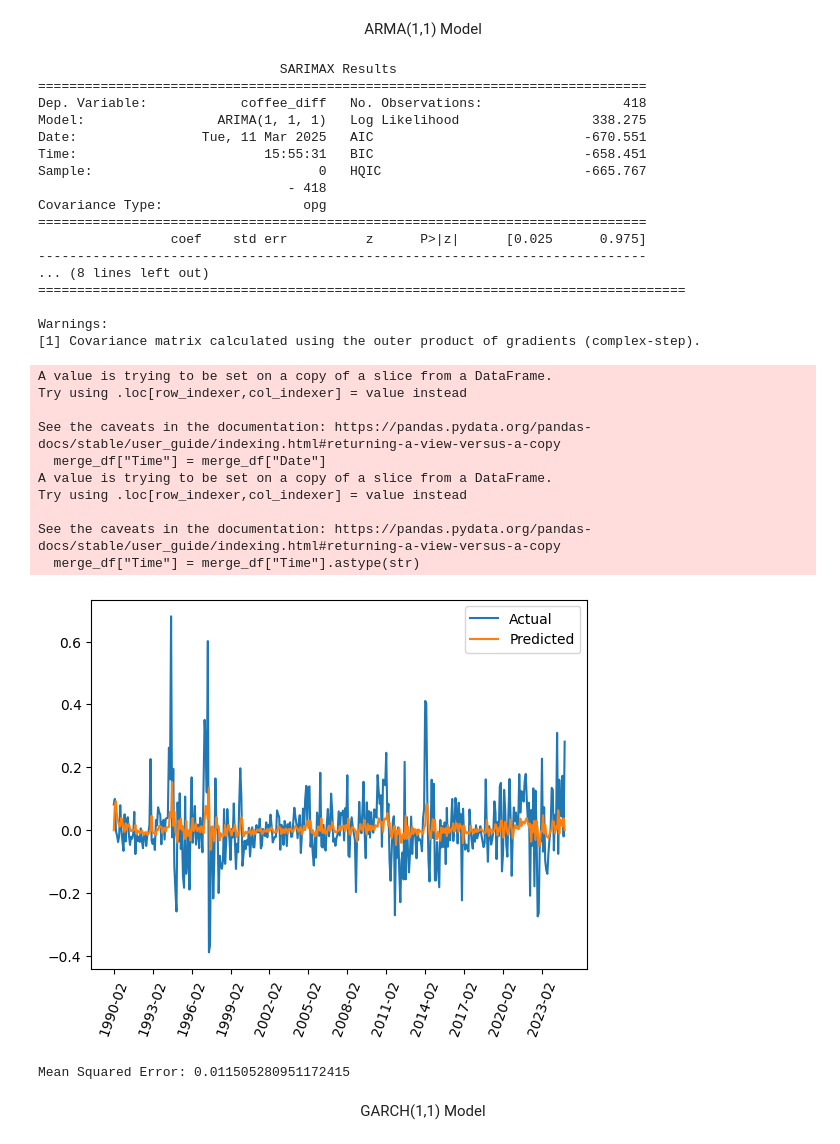
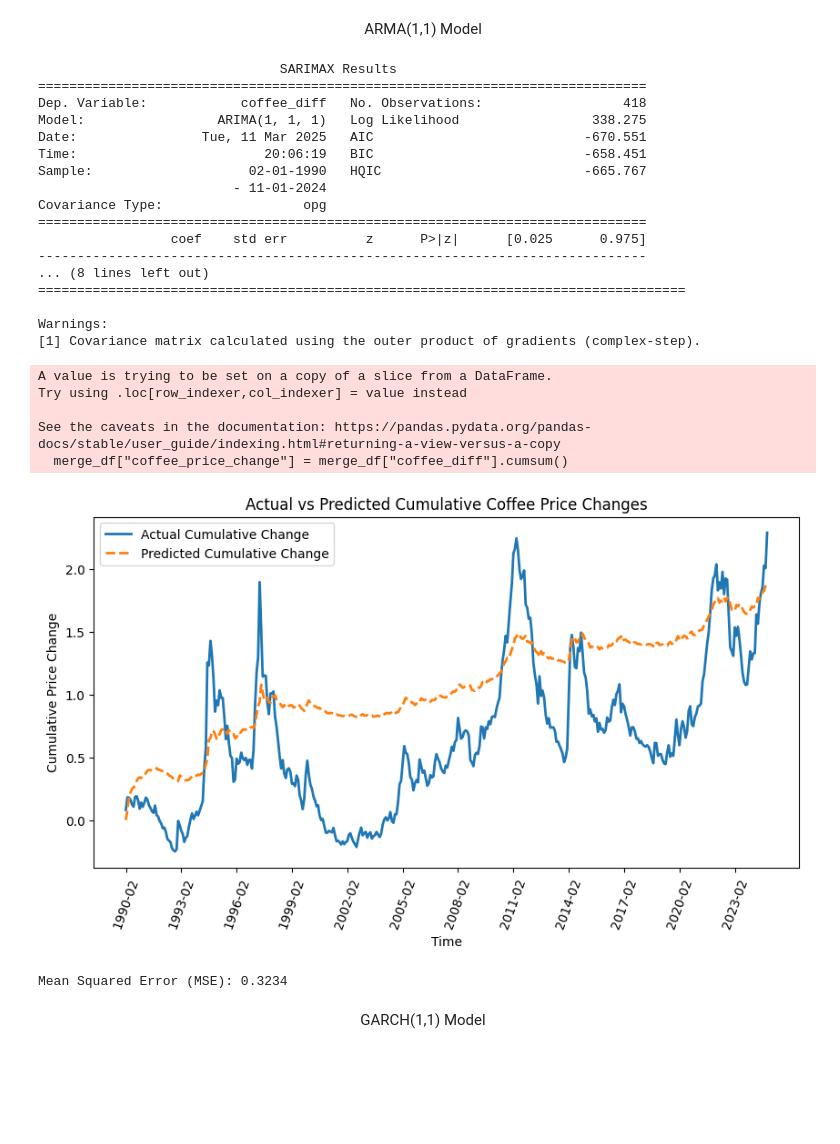
Before and after one commit to NicolasMSalas/eco395m_ml_coffee_trees, a Jupyter notebook: code/arima.ipynb, the cells around one changed output. Drawn from its saved outputs; the diff is of its cells as text; code cells hidden in the pictures; blank space fills up the shorter version.

Commit message:
Merged updated arima.ipynb from code into main

```diff
--- a/code/arima.ipynb
+++ b/code/arima.ipynb
@@ -47,11 +49,11 @@ Coefficient for Sugar (PSUGAISAUSDM): 7.696392916743288
 
 R-squared: 0.6161814192962842
 # %%
-brl_df = pd.read_csv("../clean_data/brl_data_clean.csv")
-vnd_df = pd.read_csv("../clean_data/vnd_data_clean.csv")
-cop_df = pd.read_csv("../clean_data/cop_data_clean.csv")
-idr_df = pd.read_csv("../clean_data/idr_data_clean.csv")
-hnl_df = pd.read_csv("../clean_data/hnl_data_clean.csv")
+brl_df = pd.read_csv("../data/brl_data_clean.csv")
+vnd_df = pd.read_csv("../data/vnd_data_clean.csv")
+cop_df = pd.read_csv("../data/cop_data_clean.csv")
+idr_df = pd.read_csv("../data/idr_data_clean.csv")
+hnl_df = pd.read_csv("../data/hnl_data_clean.csv")
 
 xr_df = brl_df
 for df in [vnd_df, cop_df, idr_df, hnl_df]:
@@ -61,5 +63,9 @@ xr_df["Date"] = pd.to_datetime(xr_df["Date"], errors="coerce", format="%m/%Y")
 xr_df["Date"] = pd.PeriodIndex(xr_df["Date"], freq="M")
 # %%
 merge_df = pd.merge(goods_df, xr_df, on="Date", how="inner")
+merge_df["Time"] = merge_df["Date"]
+merge_df["Time"] = merge_df["Time"].astype(str)
+merge_df.set_index("Time",inplace=True)
+merge_df = merge_df.drop(columns=["Date"])
 merge_df
 # %% [output]
@@ -159,9 +166,9 @@ print(fitted_model.summary())
 Dep. Variable:            coffee_diff   No. Observations:                  418
 Model:                 ARIMA(1, 1, 1)   Log Likelihood                 338.275
 Date:                Tue, 11 Mar 2025   AIC                           -670.551
-Time:                        15:55:31   BIC                           -658.451
-Sample:                             0   HQIC                          -665.767
-                                - 418
+Time:                        20:06:19   BIC                           -658.451
+Sample:                    02-01-1990   HQIC                          -665.767
+                         - 11-01-2024
 Covariance Type:                  opg
 ==============================================================================
                  coef    std err          z      P>|z|      [0.025      0.975]
@@ -171,41 +178,35 @@ Covariance Type:                  opg
 
 Warnings:
 [1] Covariance matrix calculated using the outer product of gradients (complex-step).
-# %%
-merge_df["Time"] = merge_df["Date"]
-merge_df["Time"] = merge_df["Time"].astype(str)
-merge_df.set_index("Time",inplace=True)
-# %% [output]
-A value is trying to be set on a copy of a slice from a DataFrame.
-Try using .loc[row_indexer,col_indexer] = value instead
-
-See the caveats in the documentation: https://pandas.pydata.org/pandas-docs/stable/user_guide/indexing.html#returning-a-view-versus-a-copy
-  merge_df["Time"] = merge_df["Date"]
-A value is trying to be set on a copy of a slice from a DataFrame.
-Try using .loc[row_indexer,col_indexer] = value instead
-
-See the caveats in the documentation: https://pandas.pydata.org/pandas-docs/stable/user_guide/indexing.html#returning-a-view-versus-a-copy
-  merge_df["Time"] = merge_df["Time"].astype(str)
 # %%
+merge_df["coffee_price_change"] = merge_df["coffee_diff"].cumsum()
 predicted_returns = fitted_model.fittedvalues
-
-plt.plot(merge_df["coffee_diff"], label="Actual")
-plt.plot(merge_df.index, predicted_returns, label="Predicted")
+predicted_returns = predicted_returns.cumsum()
+plt.figure(figsize=(10,5))
+plt.plot(merge_df.index, merge_df["coffee_price_change"], label="Actual Cumulative Change", linewidth=2)
+plt.plot(merge_df.index, predicted_returns, label="Predicted Cumulative Change", linestyle="dashed", linewidth=2)
 plt.legend()
 
 tick_interval = 36
 plt.xticks(range(0, len(merge_df), tick_interval), rotation=70)
 
+plt.xlabel("Time")
+plt.ylabel("Cumulative Price Change")
+plt.title("Actual vs Predicted Cumulative Coffee Price Changes")
+
 plt.show()
 # %% [output]
+A value is trying to be set on a copy of a slice from a DataFrame.
+Try using .loc[row_indexer,col_indexer] = value instead
+
+See the caveats in the documentation: https://pandas.pydata.org/pandas-docs/stable/user_guide/indexing.html#returning-a-view-versus-a-copy
+  merge_df["coffee_price_change"] = merge_df["coffee_diff"].cumsum()
-[figure, old version]
+[figure, new version]
 # %%
-predicted_returns = fitted_model.fittedvalues
-
-mse = mean_squared_error(merge_df["coffee_diff"], predicted_returns)
-print(f"Mean Squared Error: {mse}")
+mse = mean_squared_error(merge_df["coffee_price_change"], predicted_returns)
+print(f"Mean Squared Error (MSE): {mse:.4f}")
 # %% [output]
-Mean Squared Error: 0.011505280951172415
+Mean Squared Error (MSE): 0.3234
 # %% [markdown]
 <div align="center">
   GARCH(1,1) Model
```
Also changed, not shown: parts of 34 cells of this notebook.
